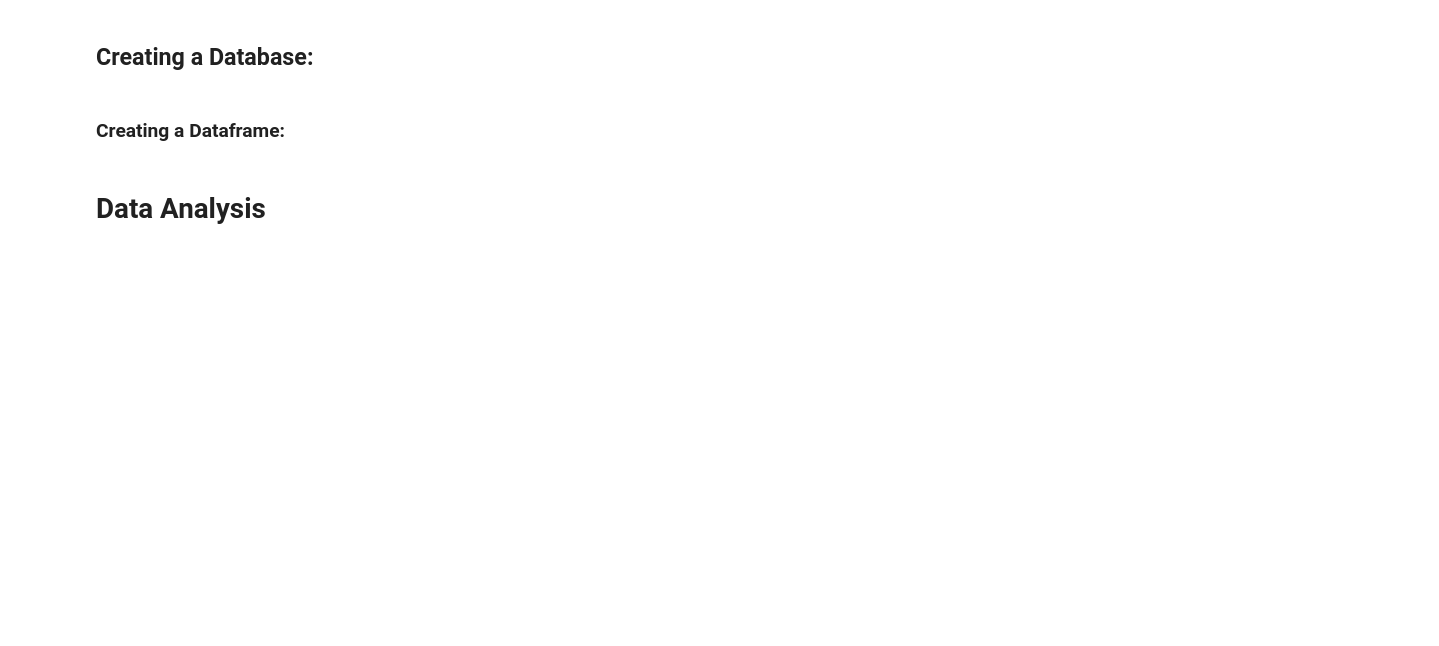
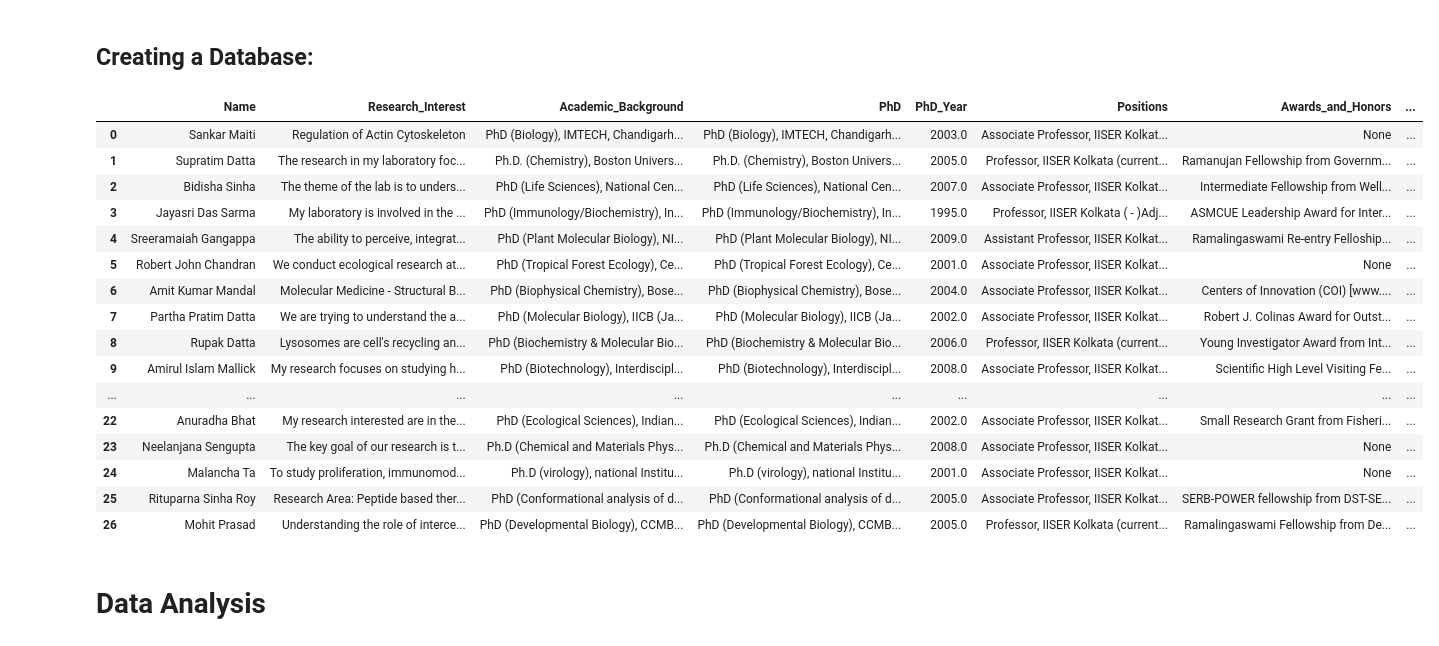
Before and after one commit to Rakshana61003/IDC409-Project, a Jupyter notebook: FINALFINALFINAL.ipynb, the cells around one changed output. Cells and saved outputs as stored; diff of their text form; code cells hidden in the pictures; blank space fills up the shorter version.

```diff
--- a/FINALFINALFINAL.ipynb
+++ b/FINALFINALFINAL.ipynb
@@ -109,2 +112,0 @@ conn.commit()
-# %% [markdown]
-### Creating a Dataframe:
@@ -115,3 +113,23 @@ conn.close()
+# %%
+df
+# %% [output]
+|  | Name | Research_Interest | Academic_Background | PhD | PhD_Year | Positions | Awards_and_Honors | ... |
+| 0 | Sankar Maiti | Regulation of Actin Cytoskeleton | PhD (Biology), IMTECH, Chandigarh... | PhD (Biology), IMTECH, Chandigarh... | 2003.0 | Associate Professor, IISER Kolkat... | None | ... |
+| 1 | Supratim Datta | The research in my laboratory foc... | Ph.D. (Chemistry), Boston Univers... | Ph.D. (Chemistry), Boston Univers... | 2005.0 | Professor, IISER Kolkata (current... | Ramanujan Fellowship from Governm... | ... |
+| 2 | Bidisha Sinha | The theme of the lab is to unders... | PhD (Life Sciences), National Cen... | PhD (Life Sciences), National Cen... | 2007.0 | Associate Professor, IISER Kolkat... | Intermediate Fellowship from Well... | ... |
+| 3 | Jayasri Das Sarma | My laboratory is involved in the ... | PhD (Immunology/Biochemistry), In... | PhD (Immunology/Biochemistry), In... | 1995.0 | Professor, IISER Kolkata ( - )Adj... | ASMCUE Leadership Award for Inter... | ... |
+| 4 | Sreeramaiah Gangappa | The ability to perceive, integrat... | PhD (Plant Molecular Biology), NI... | PhD (Plant Molecular Biology), NI... | 2009.0 | Assistant Professor, IISER Kolkat... | Ramalingaswami Re-entry Felloship... | ... |
+| 5 | Robert John Chandran | We conduct ecological research at... | PhD (Tropical Forest Ecology), Ce... | PhD (Tropical Forest Ecology), Ce... | 2001.0 | Associate Professor, IISER Kolkat... | None | ... |
+| 6 | Amit Kumar Mandal | Molecular Medicine - Structural B... | PhD (Biophysical Chemistry), Bose... | PhD (Biophysical Chemistry), Bose... | 2004.0 | Associate Professor, IISER Kolkat... | Centers of Innovation (COI) [www.... | ... |
+| 7 | Partha Pratim Datta | We are trying to understand the a... | PhD (Molecular Biology), IICB (Ja... | PhD (Molecular Biology), IICB (Ja... | 2002.0 | Associate Professor, IISER Kolkat... | Robert J. Colinas Award for Outst... | ... |
+| 8 | Rupak Datta | Lysosomes are cell's recycling an... | PhD (Biochemistry & Molecular Bio... | PhD (Biochemistry & Molecular Bio... | 2006.0 | Professor, IISER Kolkata (current... | Young Investigator Award from Int... | ... |
+| 9 | Amirul Islam Mallick | My research focuses on studying h... | PhD (Biotechnology), Interdiscipl... | PhD (Biotechnology), Interdiscipl... | 2008.0 | Associate Professor, IISER Kolkat... | Scientific High Level Visiting Fe... | ... |
+| ... | ... | ... | ... | ... | ... | ... | ... | ... |
+| 22 | Anuradha Bhat | My research interested are in the... | PhD (Ecological Sciences), Indian... | PhD (Ecological Sciences), Indian... | 2002.0 | Associate Professor, IISER Kolkat... | Small Research Grant from Fisheri... | ... |
+| 23 | Neelanjana Sengupta | The key goal of our research is t... | Ph.D (Chemical and Materials Phys... | Ph.D (Chemical and Materials Phys... | 2008.0 | Associate Professor, IISER Kolkat... | None | ... |
+| 24 | Malancha Ta | To study proliferation, immunomod... | Ph.D (virology), national Institu... | Ph.D (virology), national Institu... | 2001.0 | Associate Professor, IISER Kolkat... | None | ... |
+| 25 | Rituparna Sinha Roy | Research Area: Peptide based ther... | PhD (Conformational analysis of d... | PhD (Conformational analysis of d... | 2005.0 | Associate Professor, IISER Kolkat... | SERB-POWER fellowship from DST-SE... | ... |
+| 26 | Mohit Prasad | Understanding the role of interce... | PhD (Developmental Biology), CCMB... | PhD (Developmental Biology), CCMB... | 2005.0 | Professor, IISER Kolkata (current... | Ramalingaswami Fellowship from De... | ... |
 # %% [markdown]
 # Data Analysis
 # %% [markdown]
```
Also changed, not shown: parts of 2 cells of this notebook.
